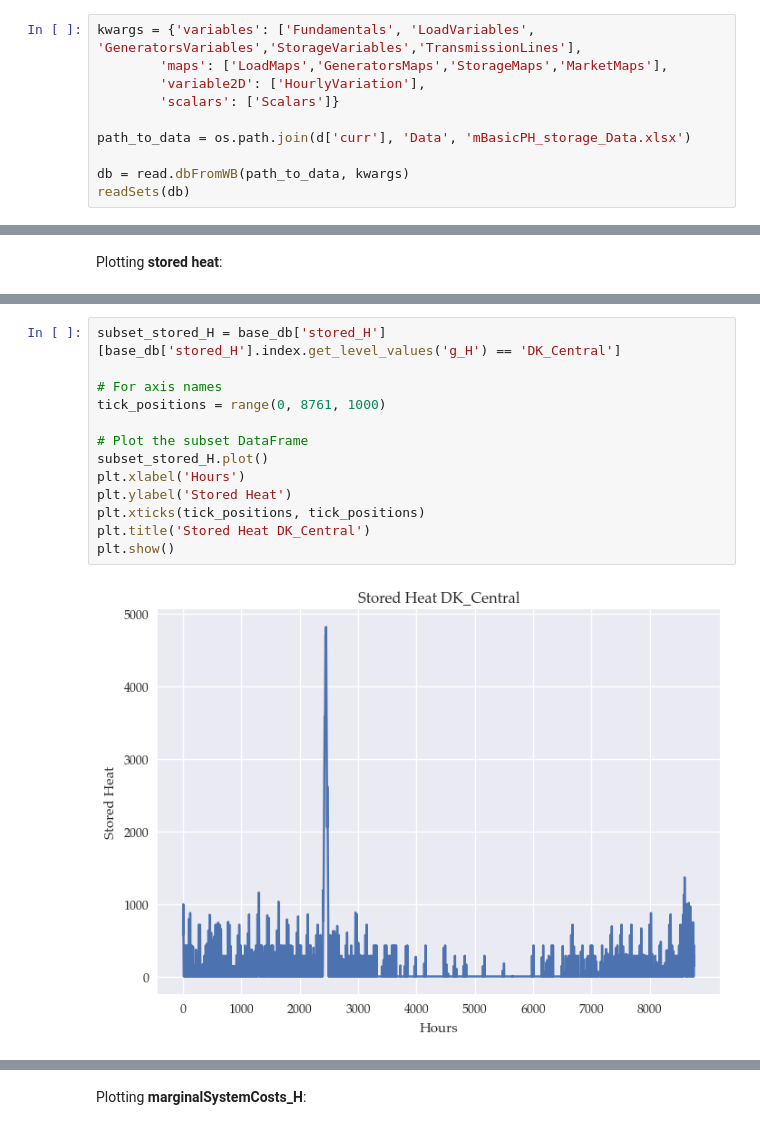
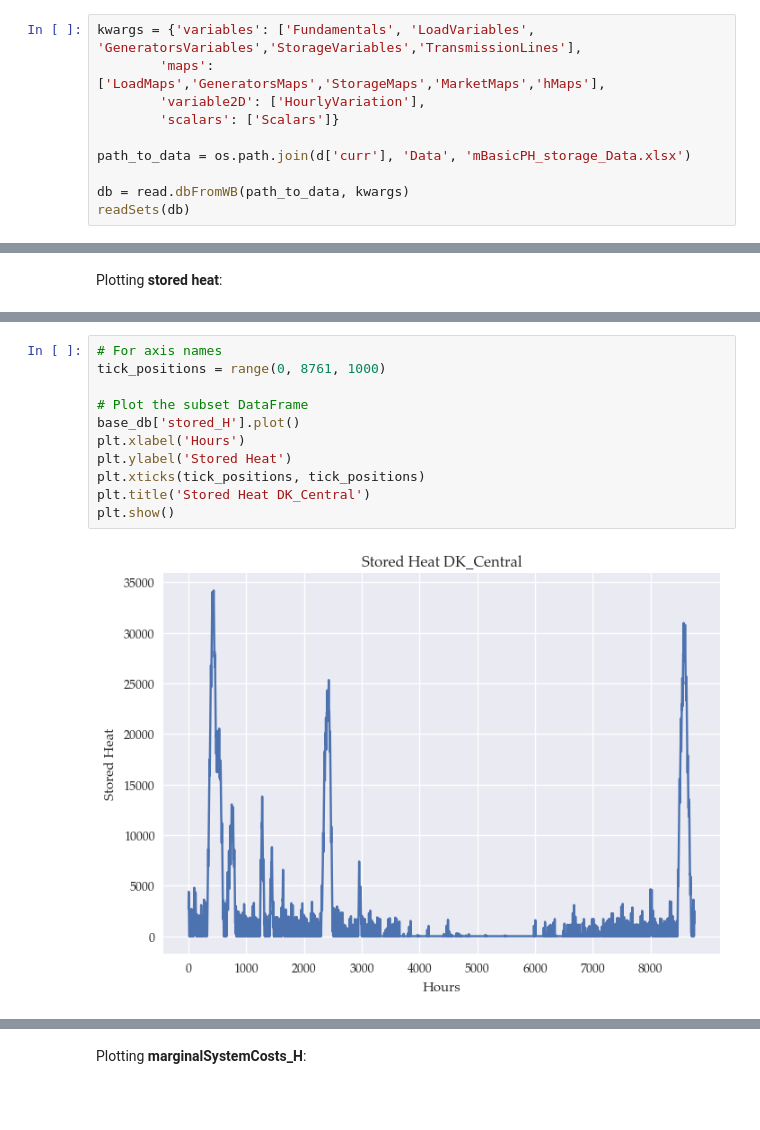
Before and after one commit to marcherger/EnergyEconGroupWork, a Jupyter notebook: Analysis_mBasicPH_storage.ipynb, the cells around one changed output, grey strips where cells are left out. Drawn from its saved outputs; the diff is of its cells as text; blank space fills up the shorter version.

```diff
--- a/Analysis_mBasicPH_storage.ipynb
+++ b/Analysis_mBasicPH_storage.ipynb
@@ -25,7 +25,7 @@ os.chdir(d['curr'])
 Next we load the database:
 # %%
 kwargs = {'variables': ['Fundamentals', 'LoadVariables', 'GeneratorsVariables','StorageVariables','TransmissionLines'],
-        'maps': ['LoadMaps','GeneratorsMaps','StorageMaps','MarketMaps'],
+        'maps': ['LoadMaps','GeneratorsMaps','StorageMaps','MarketMaps','hMaps'],
         'variable2D': ['HourlyVariation'],
         'scalars': ['Scalars']}
 
@@ -181,15 +183,13 @@ plt.show()
 # %%
-subset_stored_H = base_db['stored_H'][base_db['stored_H'].index.get_level_values('g_H') == 'DK_Central']
-
 # For axis names
 tick_positions = range(0, 8761, 1000)
 
 # Plot the subset DataFrame
-subset_stored_H.plot()
+base_db['stored_H'].plot()
 plt.xlabel('Hours')
 plt.ylabel('Stored Heat')
 plt.xticks(tick_positions, tick_positions)
 plt.title('Stored Heat DK_Central')
 plt.show()
 # %% [output]
-[figure, old version]
+[figure, new version]
```
Also changed, not shown: parts of 32 cells of this notebook, 35 other files.
